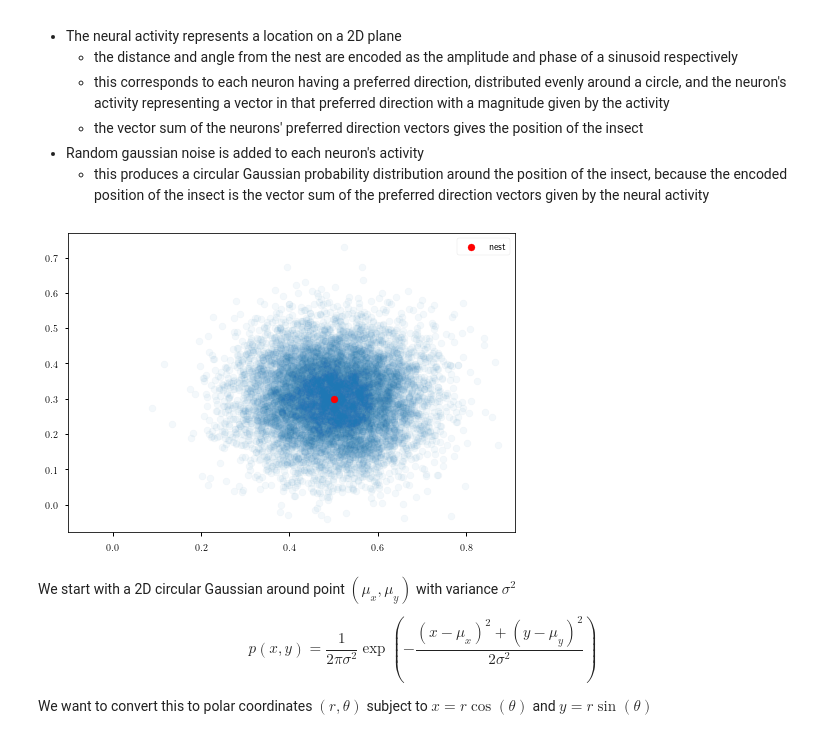
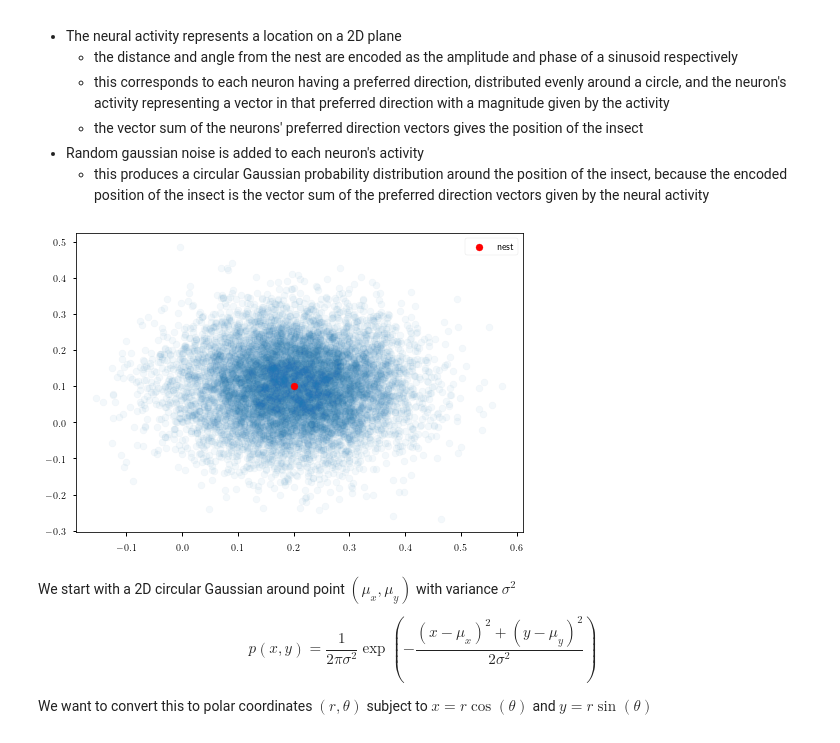
Before and after one commit to Dominic-DallOsto/insect-navigation-sinusoidal-optimality, a Jupyter notebook: polar coordinates noise distribution.ipynb, the cells around one changed output. Drawn from its saved outputs; the diff is of its cells as text; code cells hidden in the pictures.

```diff
--- a/polar coordinates noise distribution.ipynb
+++ b/polar coordinates noise distribution.ipynb
@@ -19,24 +19,24 @@ plt.rc('text', usetex=True)
 circ_dist = lambda theta: np.arctan(np.sin(theta) / np.cos(theta))
 # %%
 num_points = 10000
-mu_x = .5
-mu_y = .3
+mu_x = .2
+mu_y = .1
 sigma = 0.1
 
 r0 = np.sqrt(mu_x**2 + mu_y**2)
 angle0 = np.arctan2(mu_y, mu_x)
 
 points = np.array([mu_x + sigma*np.random.randn(num_points), mu_y + sigma*np.random.randn(num_points)])
 r = np.sqrt(np.sum(points**2, axis=0))
 angle = np.arctan2(points[1], points[0])
 
 plt.scatter(points[0,:], points[1,:], alpha=0.05)
 plt.scatter(mu_x, mu_y, color='red', label='nest')
 plt.xlim([min(-0.1,plt.xlim()[0]),plt.xlim()[1]])
 plt.legend()
 plt.show()
 # %% [output]
-[figure, old version]
+[figure, new version]
 # %% [markdown]
 We start with a 2D circular Gaussian around point $(\mu_x,\mu_y)$ with variance $\sigma^2$
 
```
Also changed, not shown: parts of 11 cells of this notebook.
